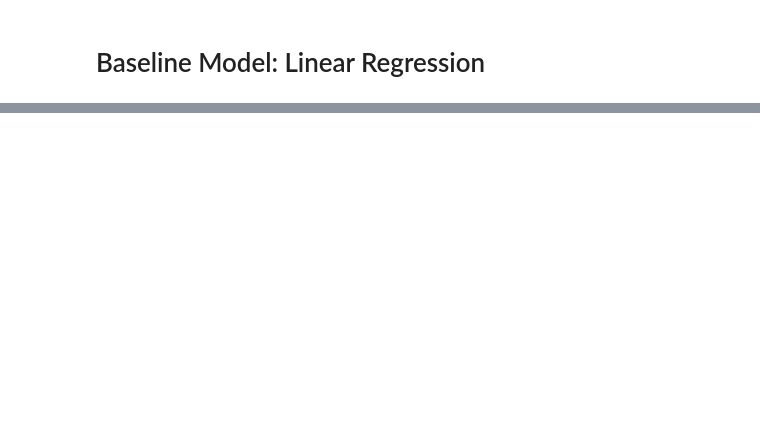
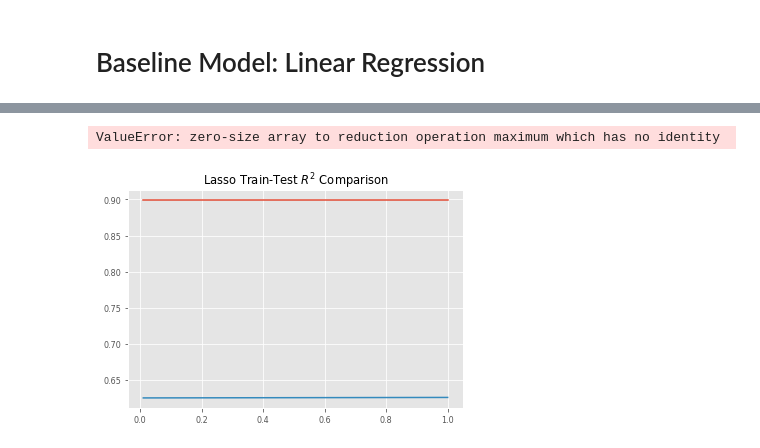
Before and after one commit to flyingcape/Ames_Iowa_HousePrices_Regression, a Jupyter notebook: ML_Project.ipynb, the cells around one changed output, grey strips where cells are left out. Cells and saved outputs as stored; diff of their text form; code cells hidden in the pictures; blank space fills up the shorter version.

```diff
--- a/ML_Project.ipynb
+++ b/ML_Project.ipynb
@@ -289,0 +212,24 @@ plt.xticks(rotation = 45); # Rotates X-Axis Ticks by 45-degrees
+# %%
+from sklearn.preprocessing import StandardScaler
+scaler = StandardScaler()
+X_train_scaled = scaler.fit_transform(X_train)
+X_test_scaled = scaler.fit_transform(X_test)
+# %%
+lasso  = Lasso()
+lasso.set_params(normalize=False)
+lasso_scores_train = []
+lasso_scores_test  = []
+
+alphas = np.linspace(0.01, 1, 100)
+coefs_lasso  = []
+
+for alpha in alphas:
+        lasso.set_params(alpha=alpha)
+        lasso.fit(X_train_scaled, y_train)
+        coefs_lasso.append(lasso.coef_)
+
+        lasso_scores_train.append(lasso.score(X_train_scaled, y_train))
+        lasso_scores_test.append(lasso.score(X_test_scaled, y_test))
+
+coefs_lasso = pd.DataFrame(coefs_lasso, index = alphas, columns = PriceFeatures.columns)
+coefs_lasso.head()
@@ -289,0 +246,16 @@ plt.xticks(rotation = 45); # Rotates X-Axis Ticks by 45-degrees
+# %%
+lasso_scores_train = np.array(lasso_scores_train)
+lasso_scores_test  = np.array(lasso_scores_test)
+# %%
+plt.plot(alphas, lasso_scores_train, label=r'$train\ R^2$')
+plt.plot(alphas, lasso_scores_test, label=r'$test\ R^2$')
+plt.title(r'Lasso Train-Test $R^2$ Comparison')
+lasso_underfit = lasso_scores_train < lasso_scores_test
+last_underfit  = np.max(alphas[lasso_underfit])
+plt.axvline(last_underfit, linestyle='--', color='g', label='optimal lambda', alpha=0.4)
+plt.legend(loc=1)
+plt.xlabel(r'hyperparameter $\lambda$')
+plt.ylabel(r'$R^2$')
+# %% [output]
+ValueError: zero-size array to reduction operation maximum which has no identity
+[figure, added]
```
Also changed, not shown: parts of 72 cells of this notebook, 2 other files.
